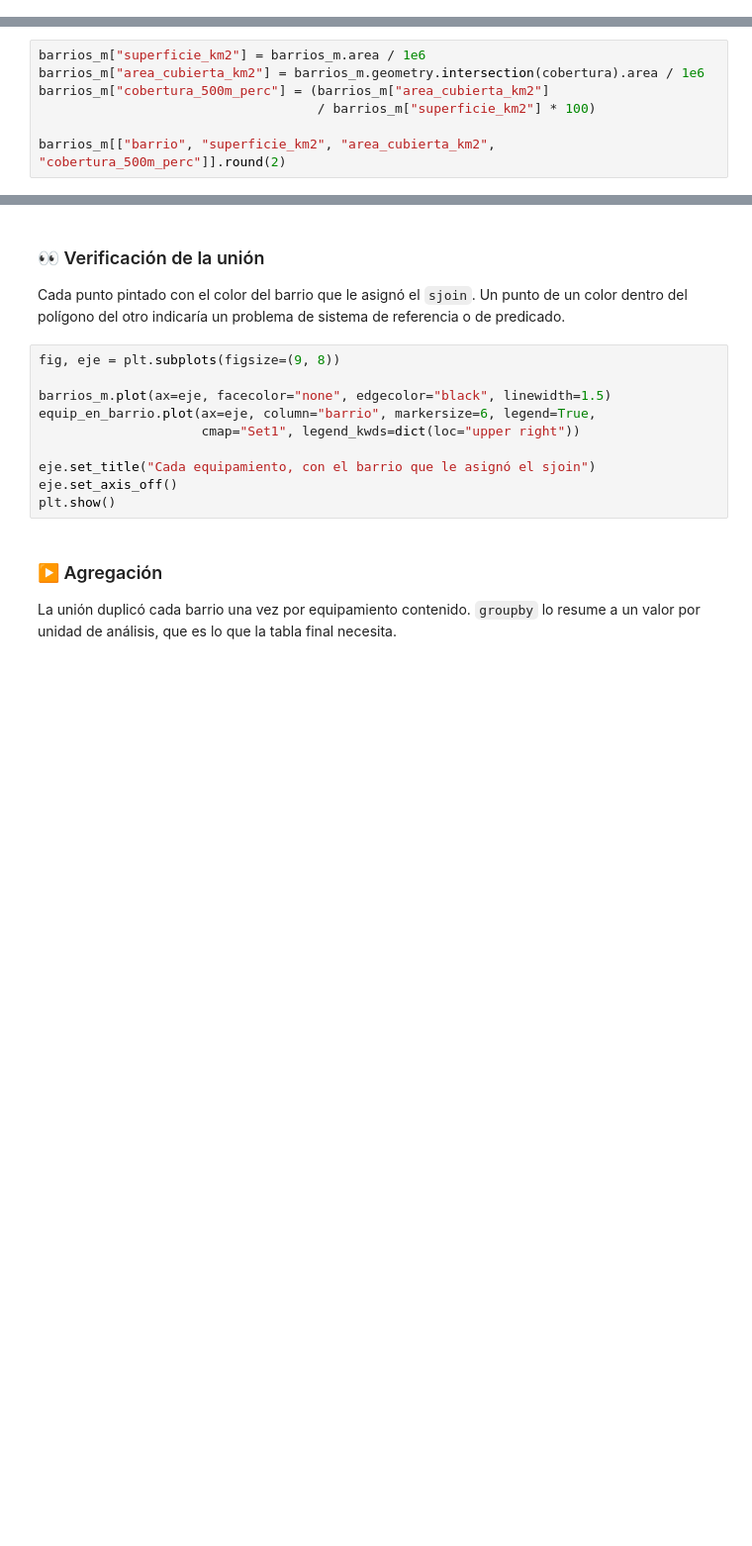
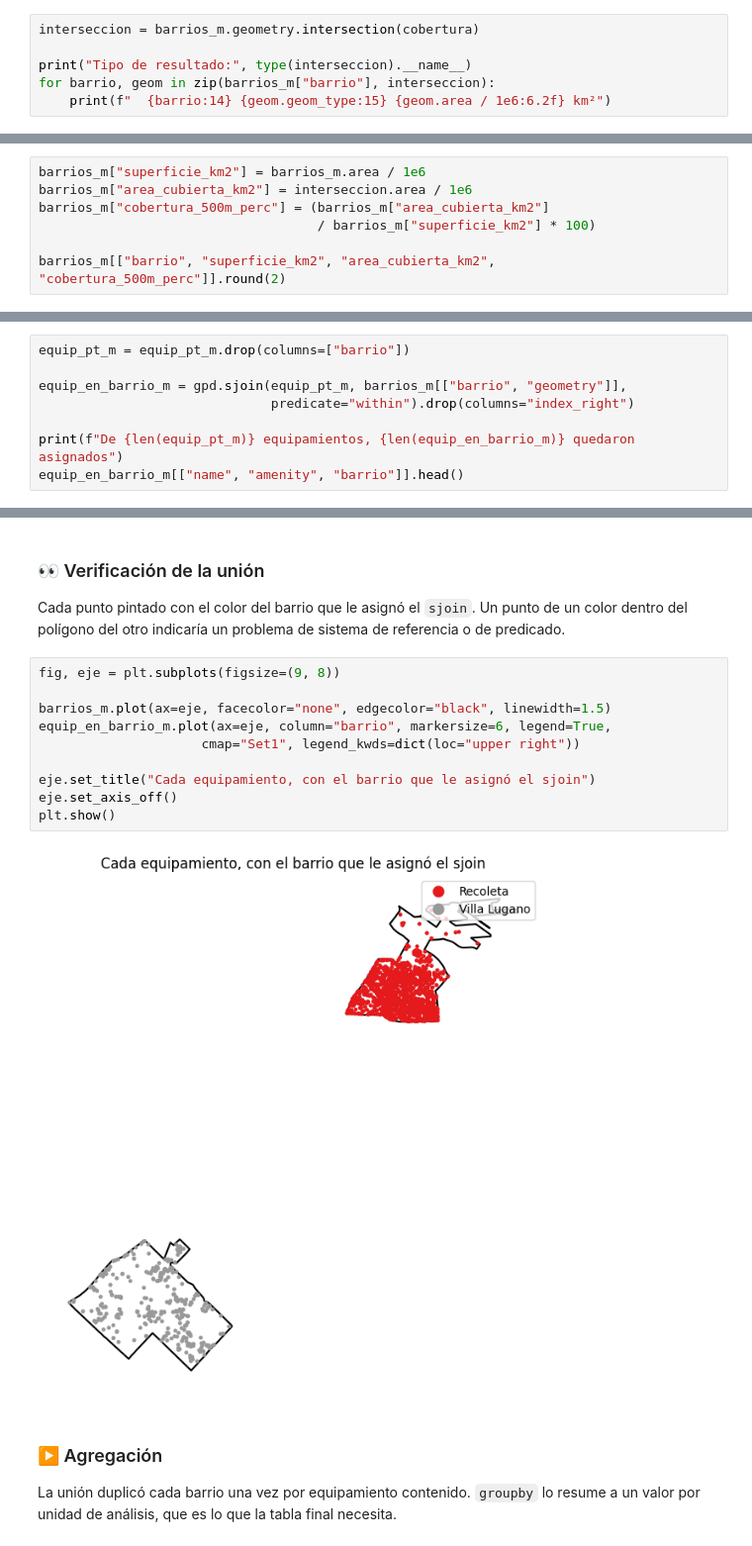
Before and after one commit to renzoepolo/sig-ciencias-sociales, a Jupyter notebook: Clase 6/Clase_6.ipynb, the cells around one changed output, grey strips where cells are left out. Shown at 99% size. Cells and saved outputs as stored; diff of their text form; blank space fills up the shorter version.

```diff
--- a/Clase 6/Clase_6.ipynb
+++ b/Clase 6/Clase_6.ipynb
@@ -629,0 +704,6 @@ la cubierta y la que queda fuera.
+# %%
+interseccion = barrios_m.geometry.intersection(cobertura)
+
+print("Tipo de resultado:", type(interseccion).__name__)
+for barrio, geom in zip(barrios_m["barrio"], interseccion):
+    print(f"  {barrio:14} {geom.geom_type:15} {geom.area / 1e6:6.2f} km²")
@@ -630,6 +755,6 @@ la cubierta y la que queda fuera.
 # %%
 barrios_m["superficie_km2"] = barrios_m.area / 1e6
-barrios_m["area_cubierta_km2"] = barrios_m.geometry.intersection(cobertura).area / 1e6
+barrios_m["area_cubierta_km2"] = interseccion.area / 1e6
 barrios_m["cobertura_500m_perc"] = (barrios_m["area_cubierta_km2"]
                                     / barrios_m["superficie_km2"] * 100)
 
@@ -748,0 +827,8 @@ establecimiento a su partido.
+# %%
+equip_pt_m = equip_pt_m.drop(columns=["barrio"])
+
+equip_en_barrio_m = gpd.sjoin(equip_pt_m, barrios_m[["barrio", "geometry"]],
+                              predicate="within").drop(columns="index_right")
+
+print(f"De {len(equip_pt_m)} equipamientos, {len(equip_en_barrio_m)} quedaron asignados")
+equip_en_barrio_m[["name", "amenity", "barrio"]].head()
@@ -773,13 +856,15 @@ del polígono del otro indicaría un problema de sistema de referencia o de pred
 # %%
 fig, eje = plt.subplots(figsize=(9, 8))
 
 barrios_m.plot(ax=eje, facecolor="none", edgecolor="black", linewidth=1.5)
-equip_en_barrio.plot(ax=eje, column="barrio", markersize=6, legend=True,
+equip_en_barrio_m.plot(ax=eje, column="barrio", markersize=6, legend=True,
                      cmap="Set1", legend_kwds=dict(loc="upper right"))
 
 eje.set_title("Cada equipamiento, con el barrio que le asignó el sjoin")
 eje.set_axis_off()
 plt.show()
+# %% [output]
+[figure, added]
 # %% [markdown]
 ### ▶️ Agregación
 
```
Also changed, not shown: parts of 126 cells of this notebook.
